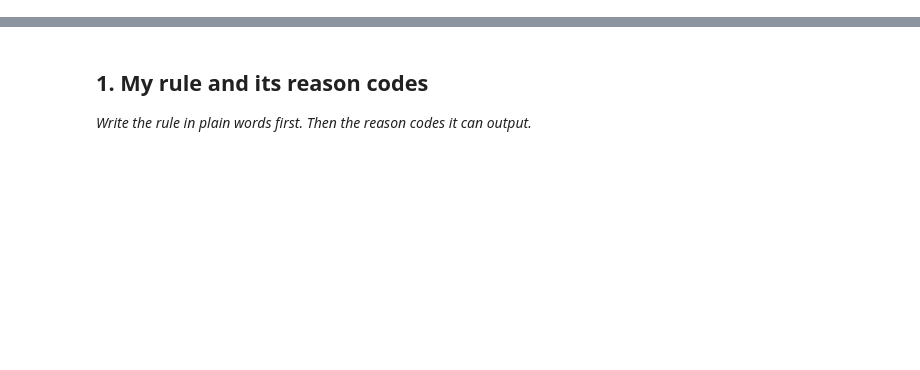
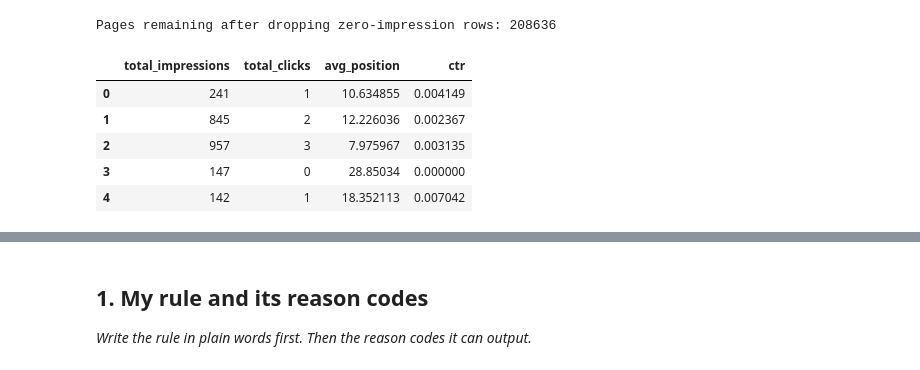
Before and after one commit to muaaz-tahir/flyrank-ml-internship, a Jupyter notebook: work/notebooks/w04_baseline_score.ipynb, the cells around one changed output, grey strips where cells are left out. Saved outputs shown, nothing was run; the diff lists cells and outputs as text; code cells hidden in the pictures; blank space fills up the shorter version.

```diff
--- a/work/notebooks/w04_baseline_score.ipynb
+++ b/work/notebooks/w04_baseline_score.ipynb
@@ -8,0 +63,17 @@ This skeleton is yours to fill. Work the sections **in order** — each one has
+# %%
+page['avg_position'] = page['sum_position'] / page['total_impressions']
+page['ctr'] = page['total_clicks'] / page['total_impressions']
+
+# drop rows with zero impressions, they can't have a real position or CTR
+page = page[page['total_impressions'] > 0].copy()
+
+print(f"Pages remaining after dropping zero-impression rows: {len(page)}")
+page[['total_impressions', 'total_clicks', 'avg_position', 'ctr']].head()
+# %% [output]
+Pages remaining after dropping zero-impression rows: 208636
+|  | total_impressions | total_clicks | avg_position | ctr |
+| 0 | 241 | 1 | 10.634855 | 0.004149 |
+| 1 | 845 | 2 | 12.226036 | 0.002367 |
+| 2 | 957 | 3 | 7.975967 | 0.003135 |
+| 3 | 147 | 0 | 28.85034 | 0.000000 |
+| 4 | 142 | 1 | 18.352113 | 0.007042 |
```
Also changed, not shown: parts of 18 cells of this notebook.
